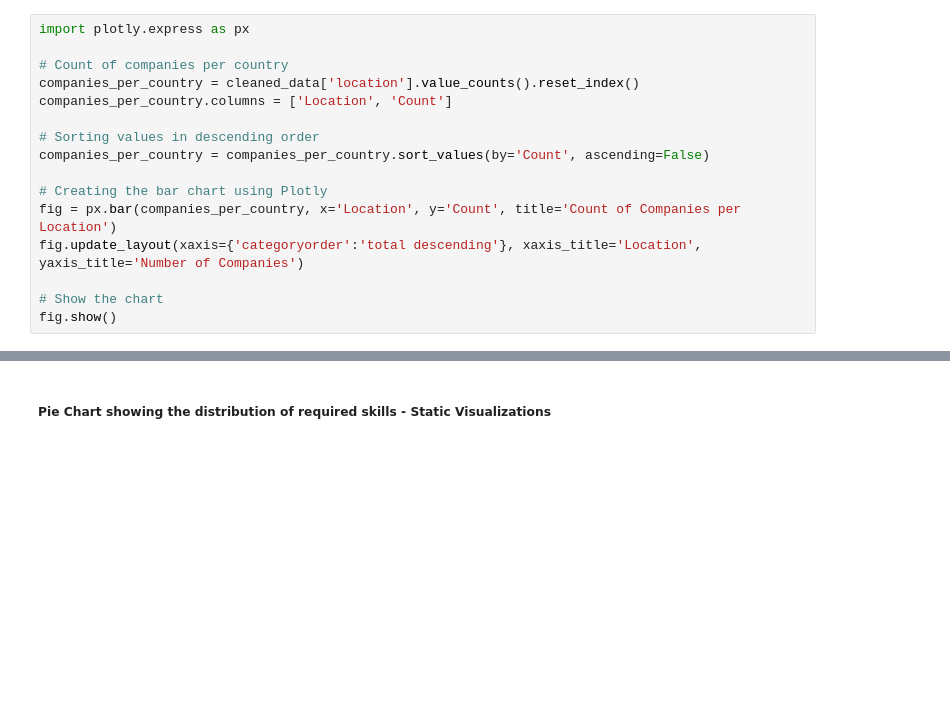
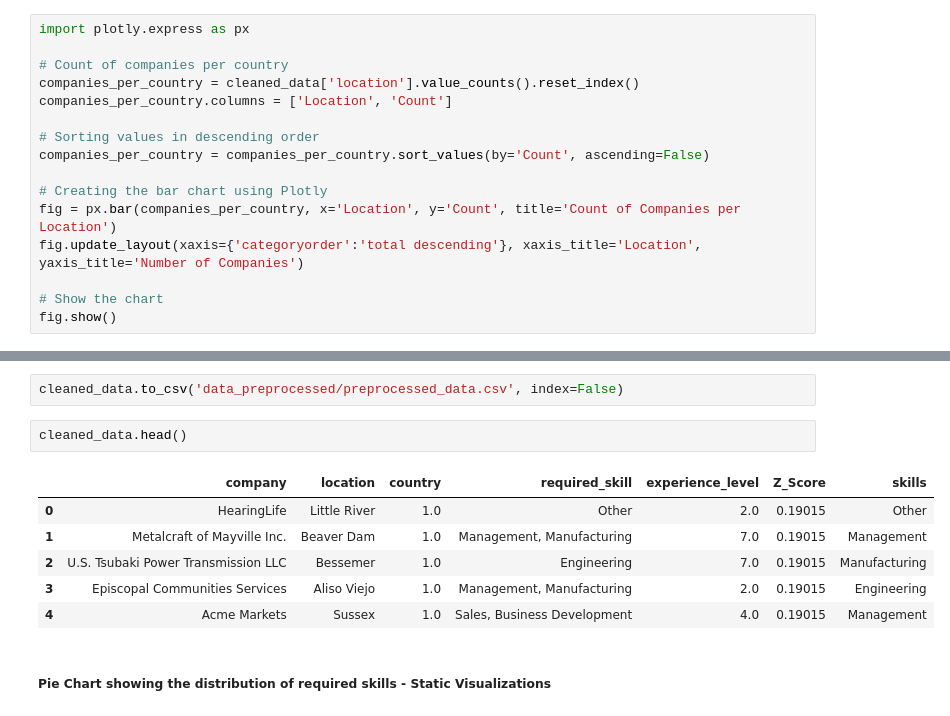
Before and after one commit to FlorianHalimi/LinkedIn-Job-Analysis-Data-Preprocessing-Visualization, a Jupyter notebook: data_preprocessing.ipynb, the cells around one changed output, grey strips where cells are left out. Cells and saved outputs as stored; diff of their text form; blank space fills up the shorter version.

```diff
--- a/data_preprocessing.ipynb
+++ b/data_preprocessing.ipynb
@@ -1157,3 +1236,14 @@ fig.show()
+# %%
+cleaned_data.to_csv('data_preprocessed/preprocessed_data.csv', index=False)
+# %%
+cleaned_data.head()
+# %% [output]
+|  | company | location | country | required_skill | experience_level | Z_Score | skills |
+| 0 | HearingLife | Little River | 1.0 | Other | 2.0 | 0.19015 | Other |
+| 1 | Metalcraft of Mayville Inc. | Beaver Dam | 1.0 | Management, Manufacturing | 7.0 | 0.19015 | Management |
+| 2 | U.S. Tsubaki Power Transmission LLC | Bessemer | 1.0 | Engineering | 7.0 | 0.19015 | Manufacturing |
+| 3 | Episcopal Communities Services | Aliso Viejo | 1.0 | Management, Manufacturing | 2.0 | 0.19015 | Engineering |
+| 4 | Acme Markets | Sussex | 1.0 | Sales, Business Development | 4.0 | 0.19015 | Management |
 # %% [markdown]
 ##### Pie Chart showing the distribution of required skills - Static Visualizations
 # %%
```
Also changed, not shown: parts of 19 cells of this notebook.
